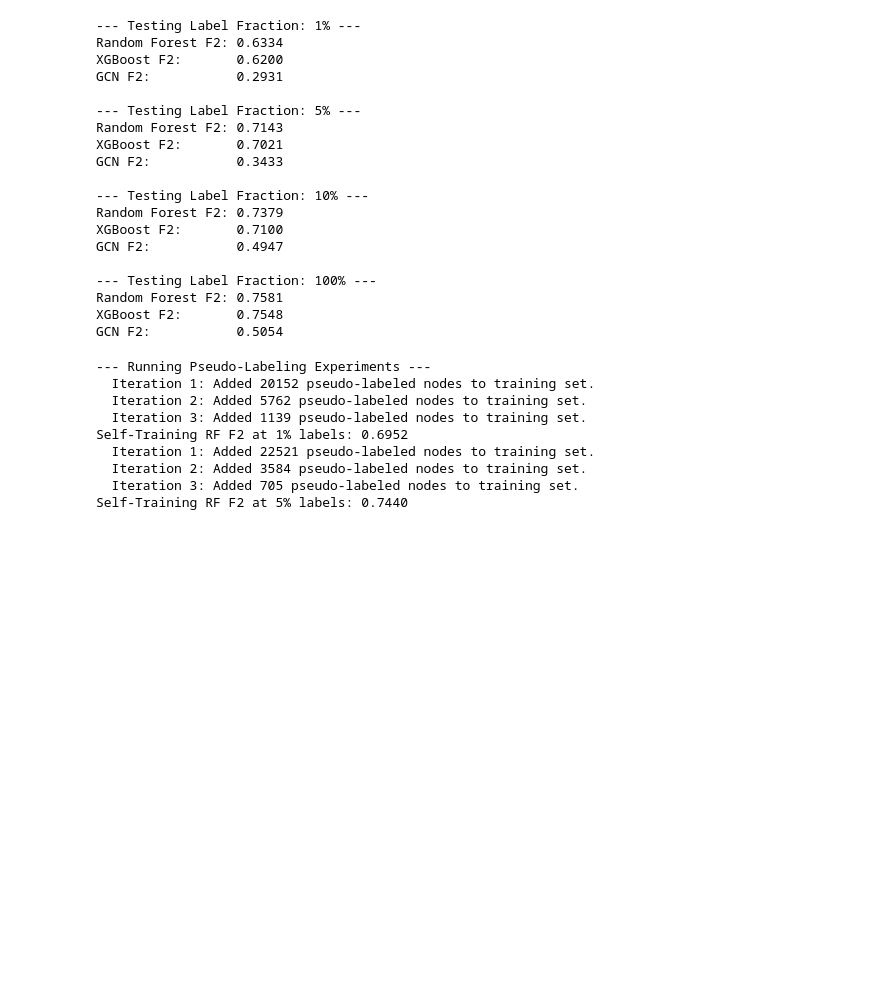
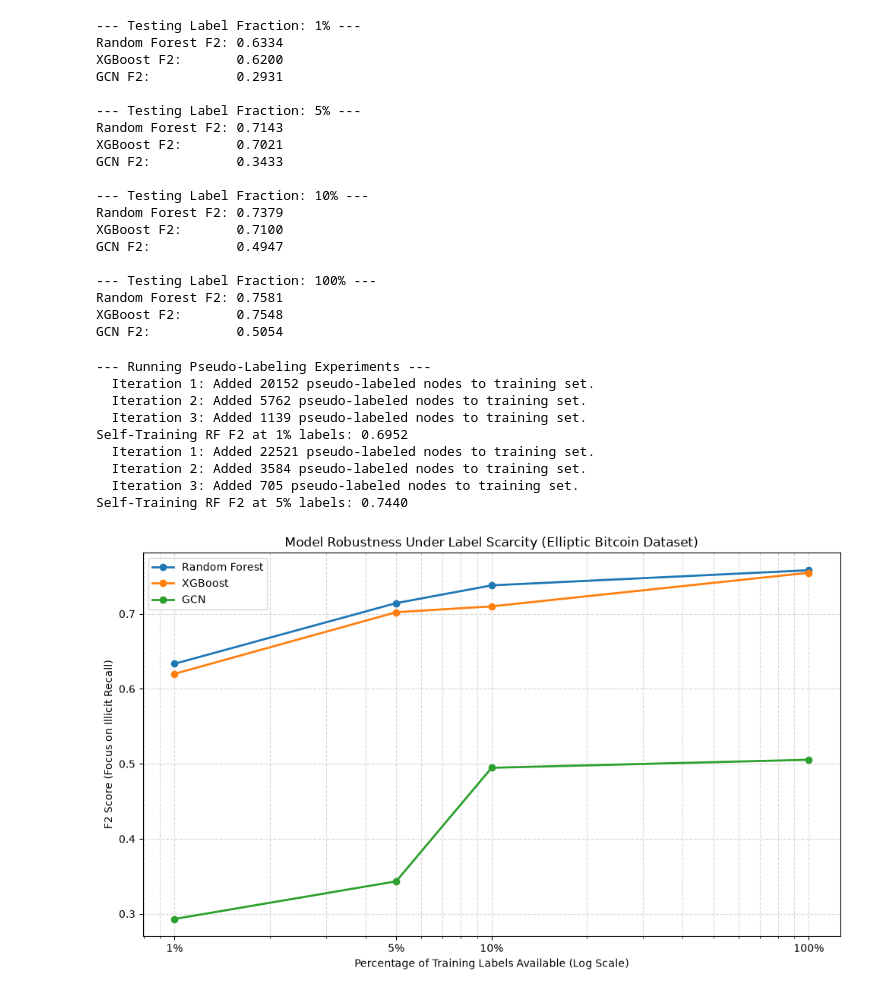
Before and after one commit to ManyaChaubey10/elliptic_aml, a Jupyter notebook: notebooks/03_label_scarcity.ipynb, the cells around one changed output. Saved outputs shown, nothing was run; the diff lists cells and outputs as text; code cells hidden in the pictures; blank space fills up the shorter version.

Commit message:
Add label scarcity visualization and save figure to results

```diff
--- a/notebooks/03_label_scarcity.ipynb
+++ b/notebooks/03_label_scarcity.ipynb
@@ -179,3 +179,21 @@ Self-Training RF F2 at 1% labels: 0.6952
   Iteration 2: Added 3584 pseudo-labeled nodes to training set.
   Iteration 3: Added 705 pseudo-labeled nodes to training set.
 Self-Training RF F2 at 5% labels: 0.7440
+# %%
+plt.figure(figsize=(10, 6))
+
+for model_name, f2_scores in results.items():
+    plt.plot([f * 100 for f in fractions], f2_scores, marker='o', linewidth=2, label=model_name)
+
+plt.xscale('log')
+plt.xticks([1, 5, 10, 100], labels=['1%', '5%', '10%', '100%'])
+plt.xlabel('Percentage of Training Labels Available (Log Scale)')
+plt.ylabel('F2 Score (Focus on Illicit Recall)')
+plt.title('Model Robustness Under Label Scarcity (Elliptic Bitcoin Dataset)')
+plt.grid(True, which="both", ls="--", alpha=0.5)
+plt.legend()
+plt.tight_layout()
+plt.savefig('../results/label_scarcity_curve.png', dpi=300)
+plt.show()
+# %% [output]
+[figure, added]
```
